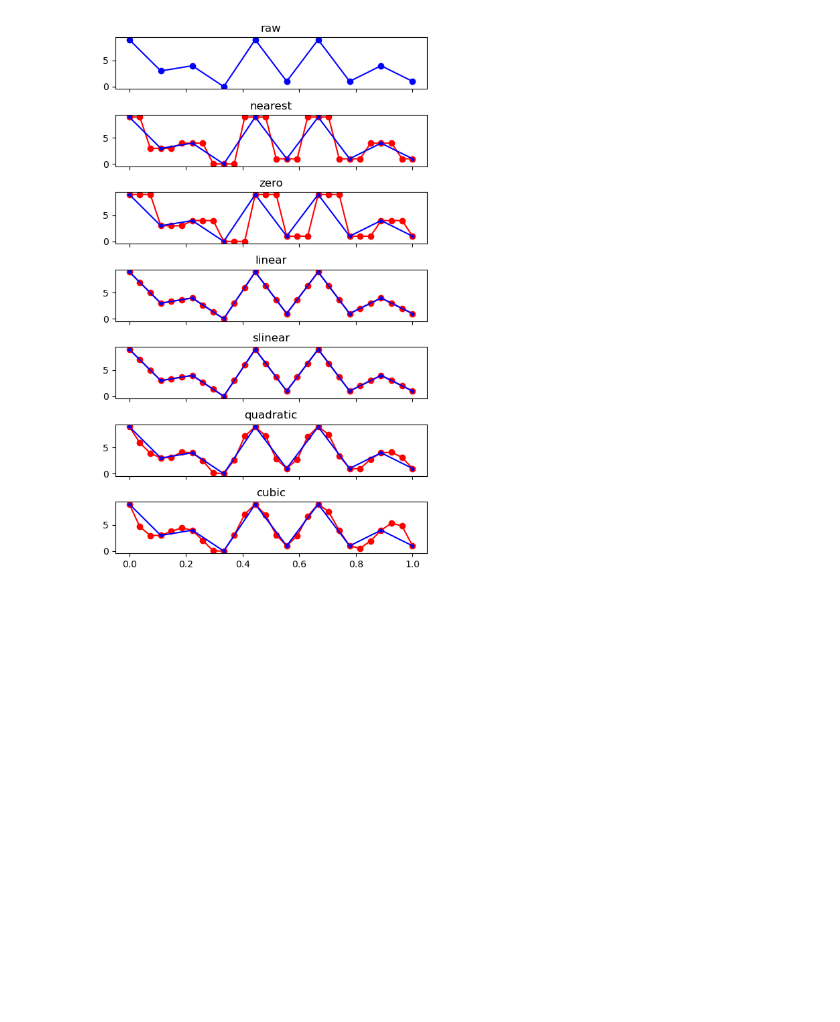
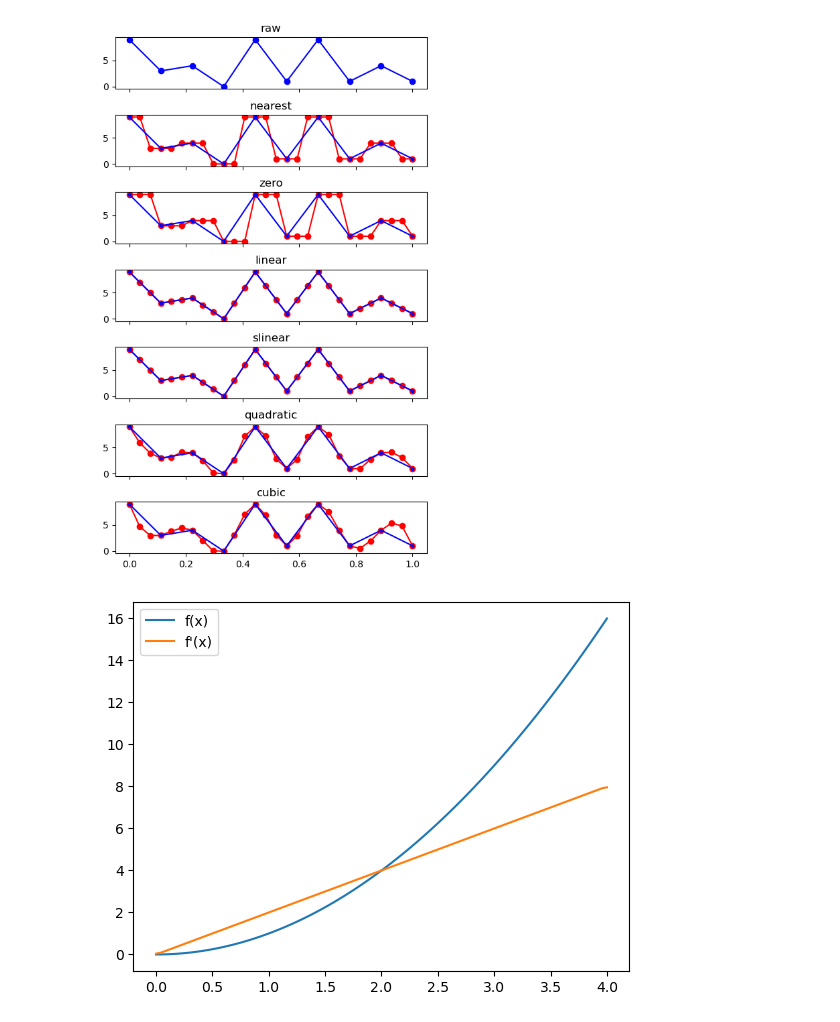
Before and after one commit to PBrockmann/PyAnalyseries, a Jupyter notebook: interp1d.ipynb, the cells around one changed output. Saved outputs shown, nothing was run; the diff lists cells and outputs as text; code cells hidden in the pictures; blank space fills up the shorter version.

```diff
--- a/interp1d.ipynb
+++ b/interp1d.ipynb
@@ -151,3 +149,17 @@ for ax, kind in zip(axs[1:], kinds):
 plt.show()
 # %% [output]
 [figure]
+# %%
+import matplotlib.pyplot as plt
+import numpy as np
+def f(x):
+    return np.power(x, 2)
+x = np.linspace(0, 4, 100)
+y = f(x)
+dy = np.gradient(y, x)
+plt.plot(x, y, label='f(x)')
+plt.plot(x, dy, label="f'(x)")
+plt.legend()
+plt.show()
+# %% [output]
+[figure, added]
```
Also changed, not shown: parts of 3 cells of this notebook, 3 other files.
